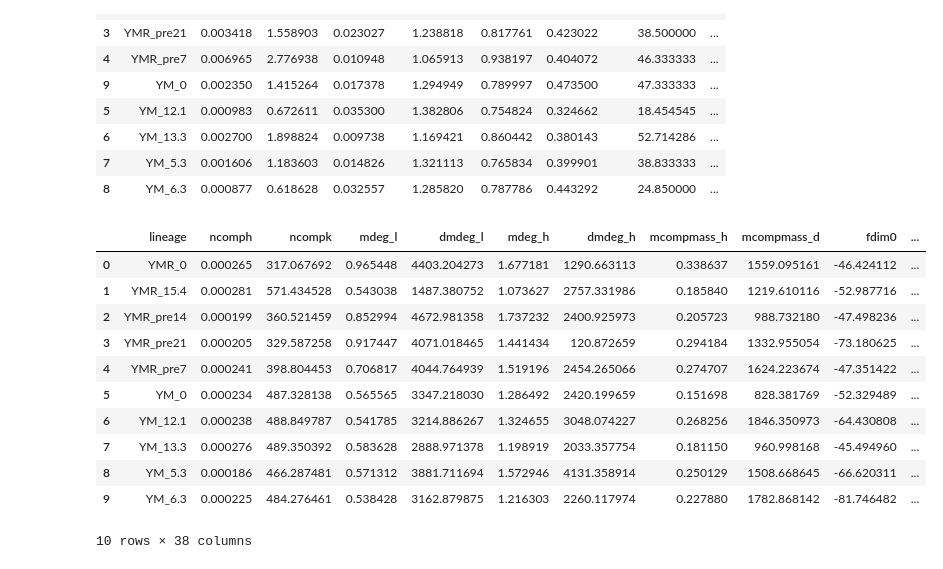
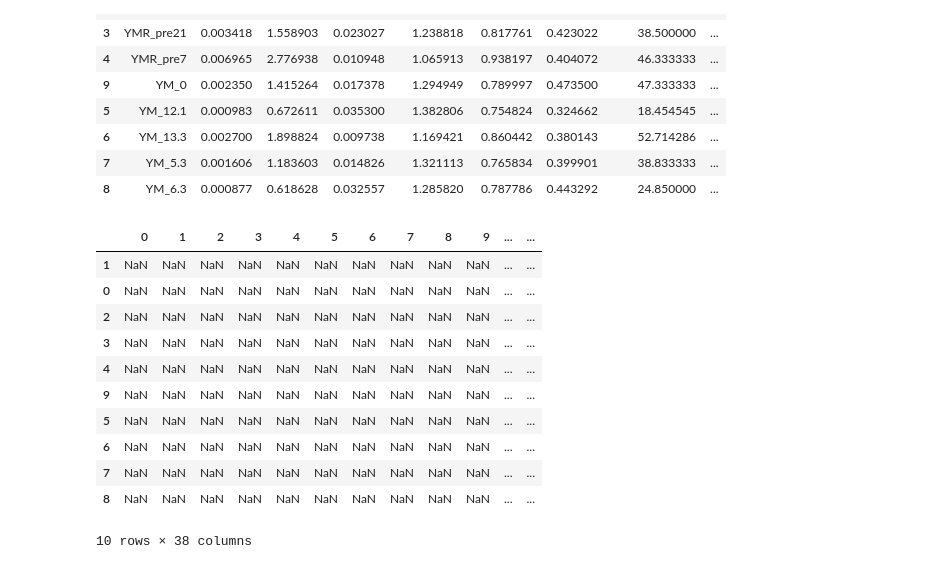
Before and after one commit to trevor-chan/research, a Jupyter notebook: morpho_scripts/2D3D_Analysis.ipynb, the cells around one changed output. Saved outputs shown, nothing was run; the diff lists cells and outputs as text; code cells hidden in the pictures.

```diff
--- a/morpho_scripts/2D3D_Analysis.ipynb
+++ b/morpho_scripts/2D3D_Analysis.ipynb
@@ -927,6 +927,7 @@ df_3d.rename(columns = {'Unnamed: 0':'lineage'}, inplace=True)
 
 #df.to_pickle('comprehensive_df_pickle.data')
 # %%
-df_2d.sort_values('lineage',axis = 0)
+df_2d = df_2d.sort_values('lineage',axis = 0)
+df_2d
 # %% [output]
 |  | lineage | ncomph | ncompk | mdeg_l | dmdeg_l | mdeg_h | dmdeg_h | mcompmass_h | mcompmass_d | fdim0 | ... |
@@ -944,5 +935,6 @@ df_2d.sort_values('lineage',axis = 0)
 # %%
-df_3d.sort_values('lineage',axis=0)
+df_3d = df_3d.sort_values('lineage',axis=0)
+df_3d
 # %% [output]
 |  | lineage | area | perimeter | circularity | aspect_ratio | roundness | solidity | protrusion_num | ... |
 | 1 | YMR_0 | 0.006377 | 2.659420 | 0.011331 | 1.145573 | 0.875926 | 0.495210 | 69.000000 | ... |
@@ -956,20 +948,21 @@ df_3d.sort_values('lineage',axis=0)
 | 7 | YM_5.3 | 0.001606 | 1.183603 | 0.014826 | 1.321113 | 0.765834 | 0.399901 | 38.833333 | ... |
 | 8 | YM_6.3 | 0.000877 | 0.618628 | 0.032557 | 1.285820 | 0.787786 | 0.443292 | 24.850000 | ... |
 # %%
-combineddf = pd.concat([df_2d,df_3d],axis=1)
+combineddf = pd.concat([df_2d,df_3d],axis=1,ignore_index = True)
+combineddf.to_csv('2d3d_vars.csv')
 combineddf
 # %% [output]
-|  | lineage | ncomph | ncompk | mdeg_l | dmdeg_l | mdeg_h | dmdeg_h | mcompmass_h | mcompmass_d | fdim0 | ... |
-| 0 | YMR_0 | 0.000265 | 317.067692 | 0.965448 | 4403.204273 | 1.677181 | 1290.663113 | 0.338637 | 1559.095161 | -46.424112 | ... |
-| 1 | YMR_15.4 | 0.000281 | 571.434528 | 0.543038 | 1487.380752 | 1.073627 | 2757.331986 | 0.185840 | 1219.610116 | -52.987716 | ... |
-| 2 | YMR_pre14 | 0.000199 | 360.521459 | 0.852994 | 4672.981358 | 1.737232 | 2400.925973 | 0.205723 | 988.732180 | -47.498236 | ... |
-| 3 | YMR_pre21 | 0.000205 | 329.587258 | 0.917447 | 4071.018465 | 1.441434 | 120.872659 | 0.294184 | 1332.955054 | -73.180625 | ... |
-| 4 | YMR_pre7 | 0.000241 | 398.804453 | 0.706817 | 4044.764939 | 1.519196 | 2454.265066 | 0.274707 | 1624.223674 | -47.351422 | ... |
-| 5 | YM_0 | 0.000234 | 487.328138 | 0.565565 | 3347.218030 | 1.286492 | 2420.199659 | 0.151698 | 828.381769 | -52.329489 | ... |
-| 6 | YM_12.1 | 0.000238 | 488.849787 | 0.541785 | 3214.886267 | 1.324655 | 3048.074227 | 0.268256 | 1846.350973 | -64.430808 | ... |
-| 7 | YM_13.3 | 0.000276 | 489.350392 | 0.583628 | 2888.971378 | 1.198919 | 2033.357754 | 0.181150 | 960.998168 | -45.494960 | ... |
-| 8 | YM_5.3 | 0.000186 | 466.287481 | 0.571312 | 3881.711694 | 1.572946 | 4131.358914 | 0.250129 | 1508.668645 | -66.620311 | ... |
-| 9 | YM_6.3 | 0.000225 | 484.276461 | 0.538428 | 3162.879875 | 1.216303 | 2260.117974 | 0.227880 | 1782.868142 | -81.746482 | ... |
+|  | 0 | 1 | 2 | 3 | 4 | 5 | 6 | 7 | 8 | 9 | ... | ... |
+| 1 | NaN | NaN | NaN | NaN | NaN | NaN | NaN | NaN | NaN | NaN | ... | ... |
+| 0 | NaN | NaN | NaN | NaN | NaN | NaN | NaN | NaN | NaN | NaN | ... | ... |
+| 2 | NaN | NaN | NaN | NaN | NaN | NaN | NaN | NaN | NaN | NaN | ... | ... |
+| 3 | NaN | NaN | NaN | NaN | NaN | NaN | NaN | NaN | NaN | NaN | ... | ... |
+| 4 | NaN | NaN | NaN | NaN | NaN | NaN | NaN | NaN | NaN | NaN | ... | ... |
+| 9 | NaN | NaN | NaN | NaN | NaN | NaN | NaN | NaN | NaN | NaN | ... | ... |
+| 5 | NaN | NaN | NaN | NaN | NaN | NaN | NaN | NaN | NaN | NaN | ... | ... |
+| 6 | NaN | NaN | NaN | NaN | NaN | NaN | NaN | NaN | NaN | NaN | ... | ... |
+| 7 | NaN | NaN | NaN | NaN | NaN | NaN | NaN | NaN | NaN | NaN | ... | ... |
+| 8 | NaN | NaN | NaN | NaN | NaN | NaN | NaN | NaN | NaN | NaN | ... | ... |
 10 rows × 38 columns
 # %%
 #Hierarchical heatmap clustering:
```
Also changed, not shown: parts of 27 cells of this notebook, 5 other files.
